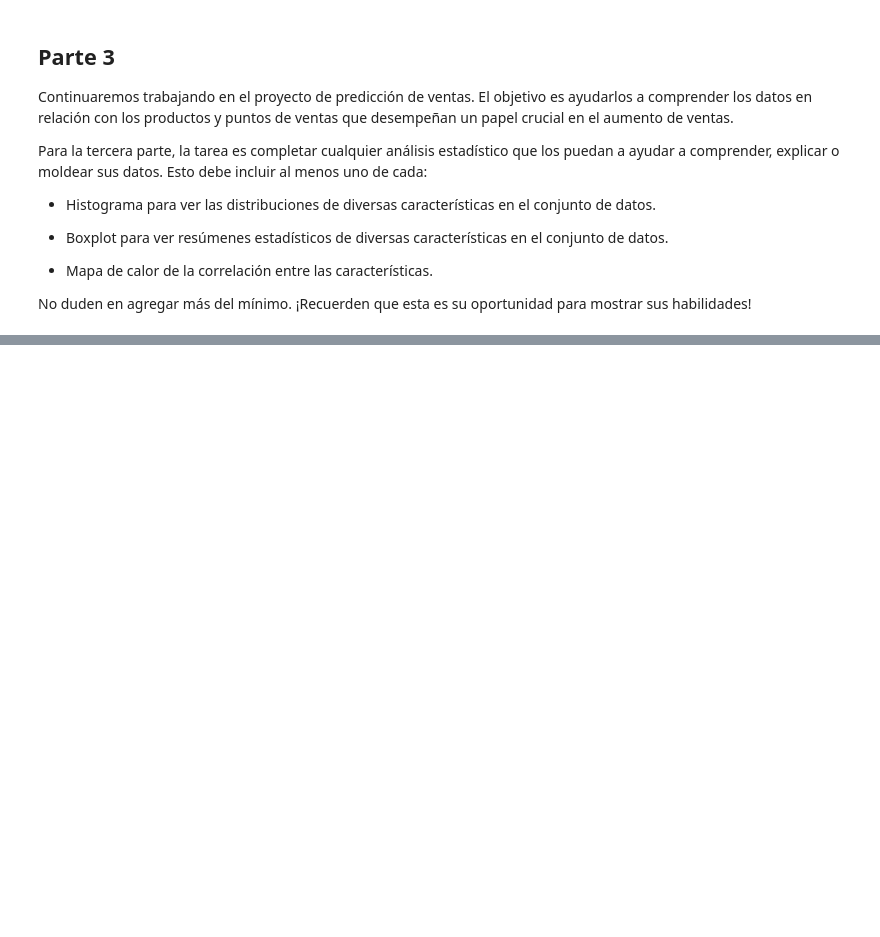
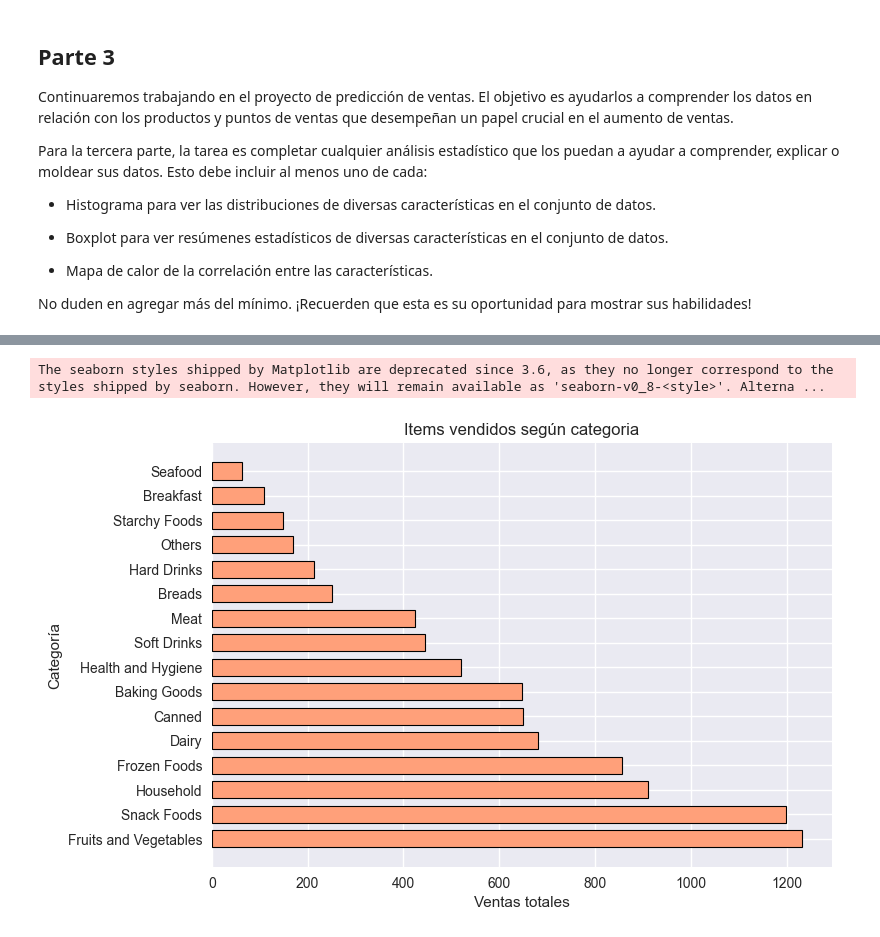
Before and after one commit to JosePabloYolito/FoodSales-predictions, a Jupyter notebook: FoodSales-Predictions.ipynb, the cells around one changed output, grey strips where cells are left out. Drawn from its saved outputs; the diff is of its cells as text; code cells hidden in the pictures; blank space fills up the shorter version.

```diff
--- a/FoodSales-Predictions.ipynb
+++ b/FoodSales-Predictions.ipynb
@@ -488,0 +392,19 @@ sns.heatmap(corr, cmap = 'Reds', annot=True)
+# %%
+# Gráfico 2
+# Veamos las categorias más y menos vendidas
+
+plt.style.use('seaborn')
+df["Item_Type"].value_counts()
+plt.barh(df["Item_Type"].value_counts().index,df["Item_Type"].value_counts().values,
+height = 0.7, edgecolor = "black", linewidth = 0.8,color = ["lightsalmon"] )
+plt.title("Items vendidos según categoria")
+plt.xlabel("Ventas totales")
+plt.ylabel("Categoría");
+
+# Junto con el gráfico anterior, este nuevo afirma el bienestar de las personas, ya que podemos notar que las
+# frutas y vegetales son indispensables en las comidas de los hogares. Sin embargo, a pesar de que los alimentos
+# provenientes del mar sean nutritivos, vemos una baja demanda, seguramente debido al alto precio de estos y la
+# gran cantidad de susittutos para este (por ejemplo la carne que también aporta proteínas)
+# %% [output]
+The seaborn styles shipped by Matplotlib are deprecated since 3.6, as they no longer correspond to the styles shipped by seaborn. However, they will remain available as 'seaborn-v0_8-<style>'. Alterna ...
+[figure, added]
```
Also changed, not shown: parts of 29 cells of this notebook.
